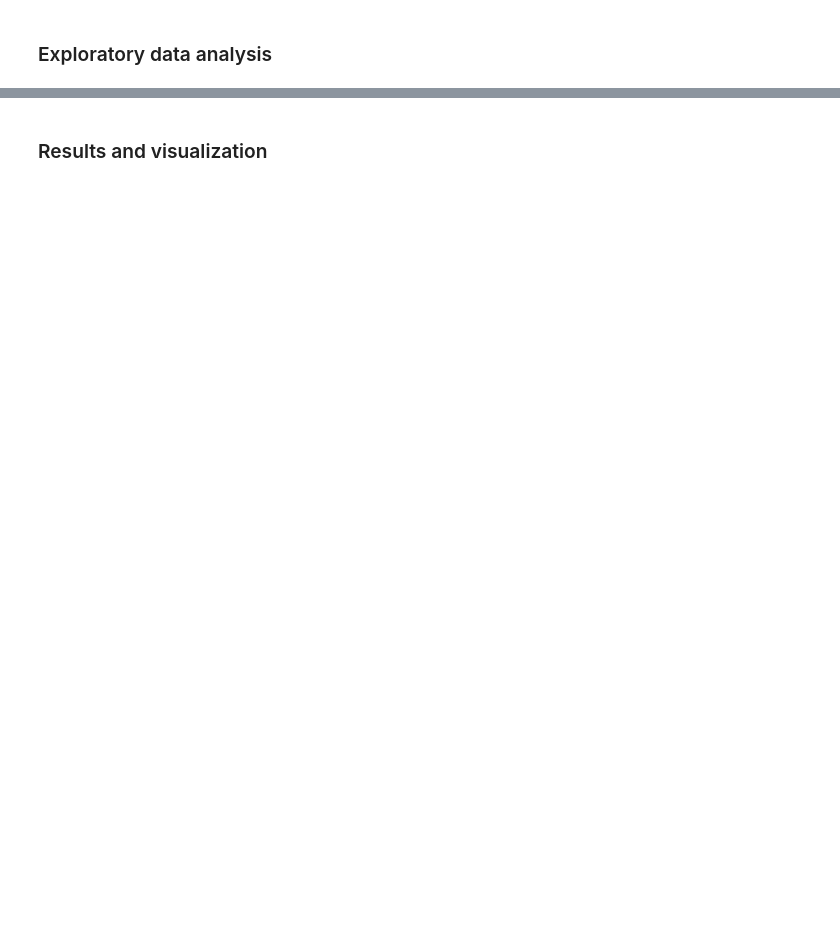
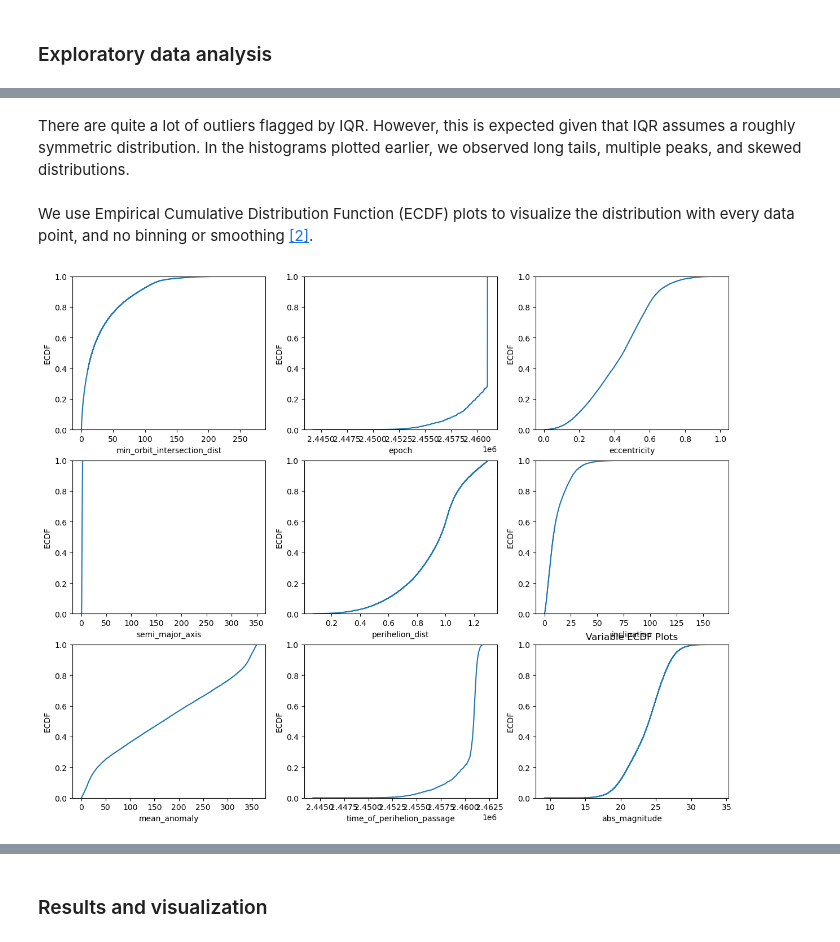
Before and after one commit to UBC-DSCI-310-2025W2/dsci-310-group-18, a Jupyter notebook: notebooks/asteroid_analysis.ipynb, the cells around one changed output, grey strips where cells are left out. Saved outputs shown, nothing was run; the diff lists cells and outputs as text; code cells hidden in the pictures; blank space fills up the shorter version.

```diff
--- a/notebooks/asteroid_analysis.ipynb
+++ b/notebooks/asteroid_analysis.ipynb
@@ -77,0 +384,30 @@ df.to_csv("data/raw/asteroid_data_raw.csv", index=False) # Save
+# %% [markdown]
+There are quite a lot of outliers flagged by IQR. However, this is expected given that IQR assumes a roughly symmetric distribution. In the histograms plotted earlier, we observed long tails, multiple peaks, and skewed distributions.
+# %% [markdown]
+We use Empirical Cumulative Distribution Function (ECDF) plots to visualize the distribution with every data point, and no binning or smoothing [[2]](#References).
+# %%
+# ECDF plots
+
+numeric_cols = asteroids.select_dtypes(include='number').drop(columns=['spkid', 'pha'])
+
+# Grid layout
+grid_cols = 3
+n = len(numeric_cols.columns)
+rows = (n + grid_cols - 1) // grid_cols
+
+fig, axes = plt.subplots(rows, grid_cols, figsize=(5*grid_cols, 4*rows))
+axes = axes.flatten()
+
+for i, col in enumerate(numeric_cols.columns):
+    sns.ecdfplot(
+        data=asteroids,
+        x=col,
+        ax=axes[i]
+    )
+    axes[i].set_xlabel(col)
+    axes[i].set_ylabel("ECDF")
+
+plt.title('Variable ECDF Plots')
+plt.show()
+# %% [output]
+[figure, added]
```
Also changed, not shown: parts of 60 cells of this notebook, 7 other files.
